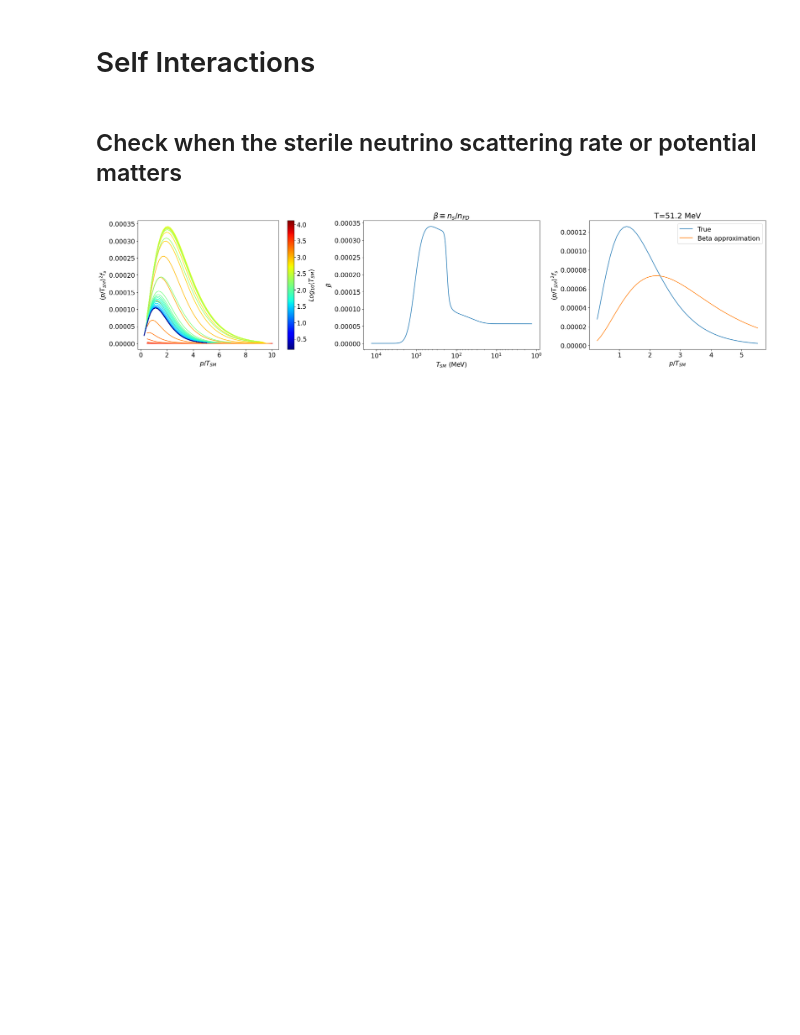
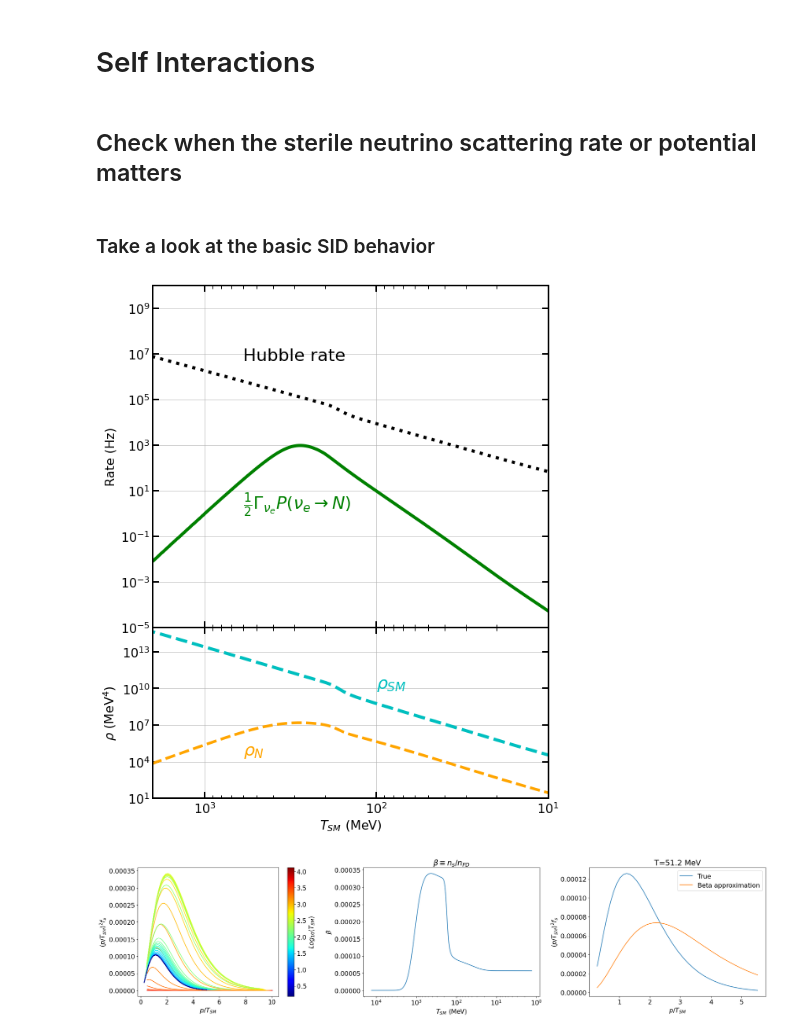
Before and after one commit to JakeSpisak/Sterile-Neutrinos, a Jupyter notebook: sid.ipynb, the cells around one changed output. Saved outputs shown, nothing was run; the diff lists cells and outputs as text; code cells hidden in the pictures; blank space fills up the shorter version.

```diff
--- a/sid.ipynb
+++ b/sid.ipynb
@@ -665,8 +673,8 @@ plt.show()
 ## Check when the sterile neutrino scattering rate or potential matters
 # %%
 # Parameters
-theta = 0.5*np.sqrt(10**-12)
-ms = 10**0
+theta = 0.5*np.sqrt(3*10**-9)
+ms = 10**-2
 flavor = 'electron'
 antineutrino=False
 simplify=False
@@ -692,6 +700,51 @@ fs_boltzmann = np.array(fs_boltzmann)
 
 # Compute beta
 beta_domain = [integrate.simpson(poverT_domain[:,i]**2*fs_boltzmann[:,i], x=poverT_domain[:,i])/(1.5*special.zeta(3)) for i in range(len(T_domain))]
+rho_domain = [integrate.simpson((np.pi**2/30.)*T_domain[i]**4*poverT_domain[:,i]**3*fs_boltzmann[:,i], x=poverT_domain[:,i]) for i in range(len(T_domain))]
+# %% [markdown]
+### Take a look at the basic SID behavior
+# %%
+fig, ax = plt.subplots(2, 1, figsize=(9, 12), gridspec_kw={'height_ratios': [1, 0.5]}, sharex=True)
+fig.subplots_adjust(hspace=0)
+
+# Hubble rate
+ax[0].loglog(T_domain, ds.hubble_rate_func(T_domain)*c.MeVtoHz, c='k', linewidth=4, ls='dotted')
+ax[0].annotate('Hubble rate', (6*10**2, 5*10**6), fontsize=22, c='k', rotation=0)
+
+# Sterile Production Rate
+sterile_production_rate = sid.SID_rate(3*T_domain, T_domain, theta, ms, flavor, antineutrino=False, simplify=False)
+ax[0].loglog(T_domain, sterile_production_rate*c.MeVtoHz, c='green', linewidth=4)
+ax[0].annotate(r'$\frac{1}{2} \Gamma_{\nu_e} P(\nu_e \rightarrow N)$', (6*10**2, 1.5*10**0), fontsize=22, c='green', rotation=0)
+
+ax[0].invert_xaxis()
+ax[0].set_ylabel(r'Rate (Hz)')
+ax[0].set_ylim(10.**-5, 10.**10)
+ax[0].set_xlim(Ti, Tf_integral)
+
+# Lower (density) plot
+ax[1].loglog(T_domain, rho_domain, c='orange', linewidth=3.5, ls='--')
+ax[1].annotate(r'$\rho_{N}$', (6*10**2, 10**4.5), fontsize=22, c='orange', rotation=0)
+ax[1].loglog(T_domain, ds.energy_density_func(T_domain), c='c', ls='--', linewidth=4)
+ax[1].annotate(r'$\rho_{SM}$', (10**2, 10**10), fontsize=22, c='c', rotation=0)
+ax[1].invert_xaxis()
+ax[1].set_ylabel(r'$\rho$ (MeV$^4$)')
+ax[1].set_xlabel(r'$T_{SM}$ (MeV)')
+ax[1].set_xlim(2*10**3, 10)
+ax[1].set_ylim(10.**1, 10.**15)
+
+# Change the thickness of the plot frame
+for axis in ax:
+    axis.spines['top'].set_linewidth(2)     # Top spine
+    axis.spines['right'].set_linewidth(2)   # Right spine
+    axis.spines['bottom'].set_linewidth(2)  # Bottom spine
+    axis.spines['left'].set_linewidth(2)    # Left spine
+    axis.tick_params(axis='both', which='major', direction='in', width=2, length=8, top=True, right=True)
+    axis.tick_params(axis='both', which='minor', direction='in', width=1, length=4, top=True, right=True)
+    axis.grid(which='major', alpha=0.7)
+
+plt.show()
+# %% [output]
+[figure, added]
 # %%
 fig, ax = plt.subplots(1, 3, figsize=(24,6)) # Adjust figsize as necessary
 
```
Also changed, not shown: parts of 6 cells of this notebook, 1 other file.
